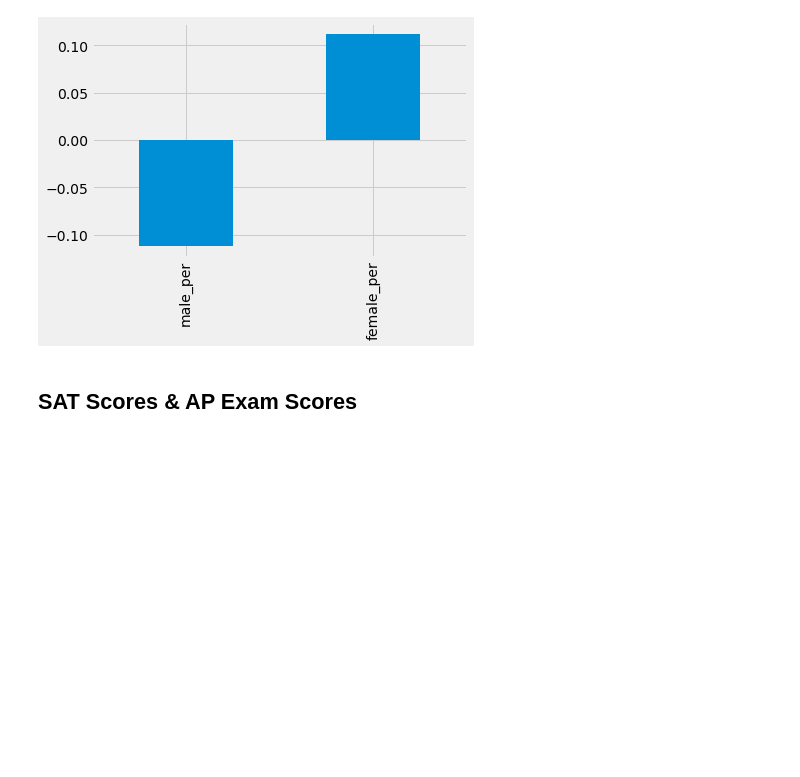
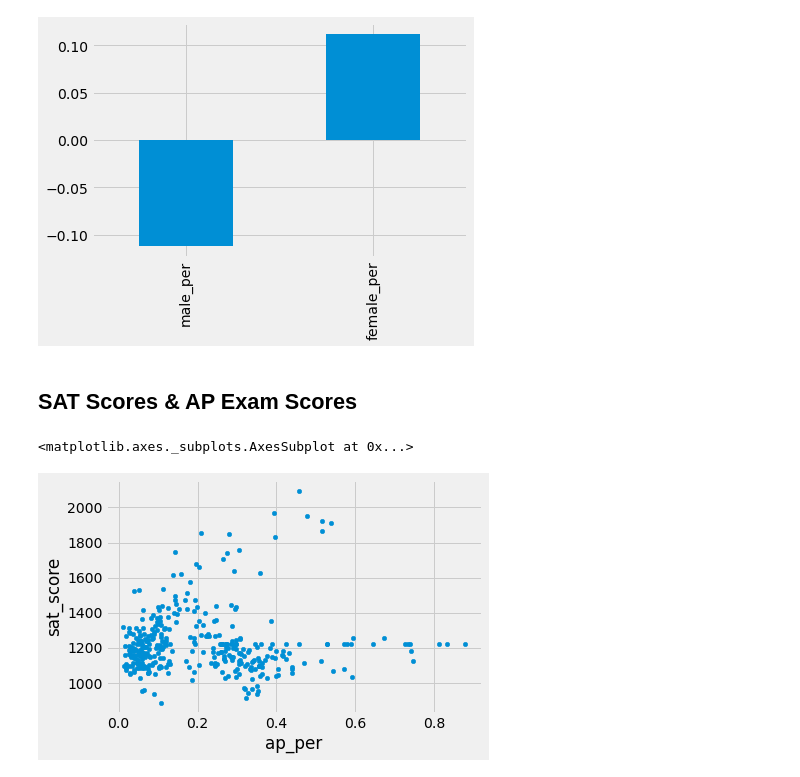
Before and after one commit to branBeckett/data-science-projects, a Jupyter notebook: nyc-high-school-data/nyc-high-school-data.ipynb, the cells around one changed output. Drawn from its saved outputs; the diff is of its cells as text; code cells hidden in the pictures; blank space fills up the shorter version.

```diff
--- a/nyc-high-school-data/nyc-high-school-data.ipynb
+++ b/nyc-high-school-data/nyc-high-school-data.ipynb
@@ -218,3 +218,9 @@ combined.corr()['sat_score'][gender_fields].plot.bar()
 [figure]
 # %% [markdown]
 ## SAT Scores & AP Exam Scores
+# %%
+combined['ap_per'] = combined['AP Test Takers '] / combined['total_enrollment']
+combined.plot.scatter(x='ap_per', y='sat_score')
+# %% [output]
+<matplotlib.axes._subplots.AxesSubplot at 0x...>
+[figure, added]
```
Also changed, not shown: parts of 1 cell of this notebook.
